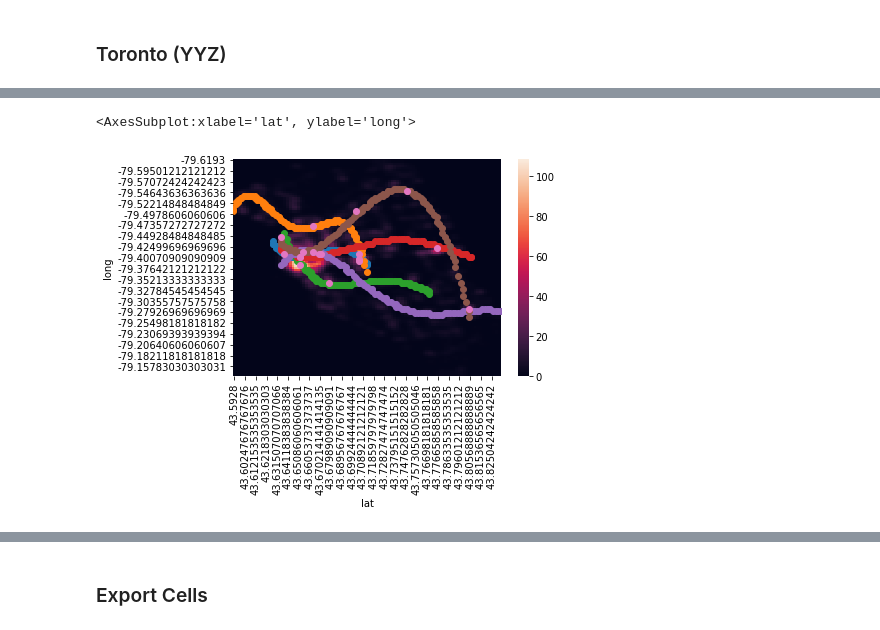
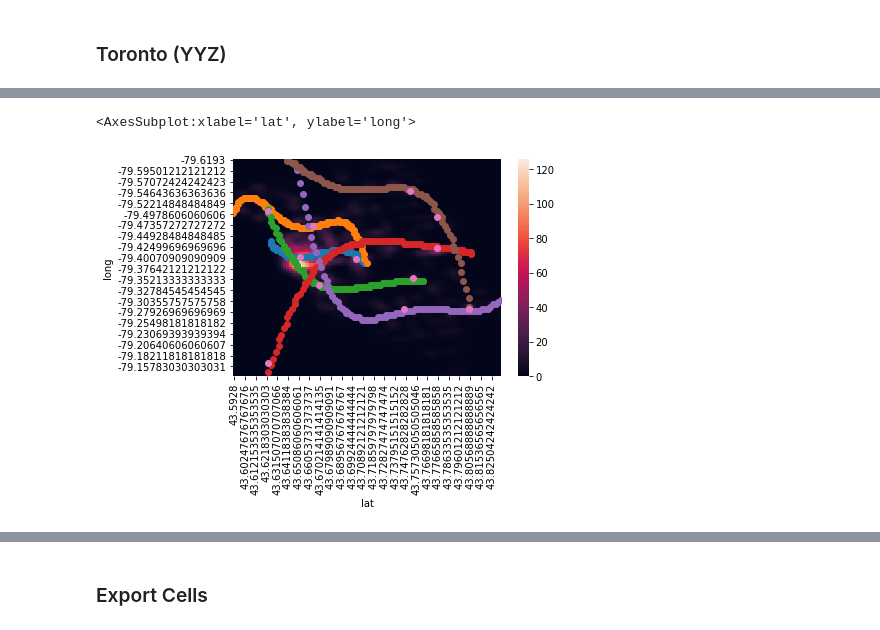
Before and after one commit to geotrieu/transit-ai, a Jupyter notebook: src/preprocessing.ipynb, the cells around one changed output, grey strips where cells are left out. Cells and saved outputs as stored; diff of their text form; code cells hidden in the pictures.

```diff
--- a/src/preprocessing.ipynb
+++ b/src/preprocessing.ipynb
@@ -12,7 +12,7 @@ from system_scoring import *
 ### Grid Points Load (output from scoring.ipynb)
 Grid Points are now scored in `scoring.ipynb`.
 # %%
-YYZ_GridPoints = pd.read_csv('../res/grid_points/yyz_grid_points.csv', sep = ',')
+YYZ_GridPoints = pd.read_csv('../res/grid_points/yyz_grid_points_0.5.csv', sep = ',')
 PT_DENSITY = len(YYZ_GridPoints["lat"].unique())
 # %% [markdown]
 ### Clustered Grid Points Load (output from clustering.ipynb)
@@ -24,8 +24,9 @@ NUM_CLUSTERS = len(YYZ_Clustered_GridPoints["cluster"].unique())
 ### Parameters
 # %%
 INTERCHANGE_CANDIDATE_BONUS_FACTOR = 5
+INTERCHANGE_CANDIDATE_BONUS_DECAY = 100
 POLY_REGRESSION_ORDER = 5
-NUMBER_INTERCHANGE_CANDIDATES = 3
+NUMBER_INTERCHANGE_CANDIDATES = 2
 STATION_MIN_DISTANCE = 0.9
 INTERCHANGE_MIN_DISTANCE = 5
 # %% [markdown]
@@ -68,23 +69,26 @@ def getLine(scores, upper, bottom, left, right):
 # %%
 # Gets the points associated with the n highest scores of the line, separated by at least dist
 # Does not guarantee that n highest scores will be returned, if restricted by dist. Guarantees at MOST n scores returned.
-def getHighestNScorePointsWithMinDist(pts, n, dist):
+def getHighestNScorePointsWithMinDist(pts, n, dist, exclusions=pd.DataFrame()):
     sortedPoints = pts.sort_values(by=['score'], ascending=False)
     highestPoints = pd.DataFrame()
-
-    # initialization
-    highestPoints = highestPoints.append(sortedPoints.iloc[0])
 
     for idx, p in sortedPoints.iterrows():
         if len(highestPoints) >= n:
             break
 
-        previousPoint = (highestPoints.iloc[-1]["lat"], highestPoints.iloc[-1]["long"])
+        previousPoint = (highestPoints.iloc[-1]["lat"], highestPoints.iloc[-1]["long"]) if len(highestPoints) > 0 else (-90,-90)
         currentPoint = (p["lat"], p["long"])
         delta = getDistance(previousPoint, currentPoint)
 
         if delta >= dist:
-            highestPoints = highestPoints.append(p)
+            flag = False
+            for excIdx, excPoint in exclusions.iterrows():
+                if (getDistance((excPoint["lat"], excPoint["long"]), currentPoint) < dist):
+                    flag = True
+                    break
+            if (not flag):
+                highestPoints = highestPoints.append(p)
 
     return highestPoints
 # %%
@@ -108,18 +112,23 @@ def getGridPointsFromLine(scores, line):
 # Also returns the interchange candidates (what possibly can be an interchange) as an array of DataFrames
 def generateLines(gridPoints, clusterGridPointsArray, upperBound, bottomBound, leftBound, rightBound):
     lines = []
-    interchangeCandidates = []
+    interchangeCandidates = pd.DataFrame()
     for i in range(NUM_CLUSTERS):
         clusterGridPointsArray[i] = clusterGridPointsArray[i].append(interchangeCandidates)
+
+        # Decay previous interchange Candidates
+        if len(interchangeCandidates) > 0:
+            interchangeCandidates['score'] = interchangeCandidates['score'].div(INTERCHANGE_CANDIDATE_BONUS_DECAY)
+
         [line, _, _] = getLine(clusterGridPointsArray[i], upperBound, bottomBound, leftBound, rightBound)
         lines.append(line)
         linePoints = getGridPointsFromLine(gridPoints, line)
-        highestPoints = getHighestNScorePointsWithMinDist(linePoints, NUMBER_INTERCHANGE_CANDIDATES, INTERCHANGE_MIN_DISTANCE)
+        highestPoints = getHighestNScorePointsWithMinDist(linePoints, NUMBER_INTERCHANGE_CANDIDATES, INTERCHANGE_MIN_DISTANCE, interchangeCandidates)
         highestPoints = highestPoints.assign(score=highestPoints['score'] * INTERCHANGE_CANDIDATE_BONUS_FACTOR)
-        interchangeCandidates.append(highestPoints)
+        interchangeCandidates = interchangeCandidates.append(highestPoints)
 
         # Code to plot how the subway system is built
-        interchangeCandidatePoints = [(pd.concat(interchangeCandidates)["lat"].to_numpy(), pd.concat(interchangeCandidates)["long"].to_numpy())]
+        interchangeCandidatePoints = [(interchangeCandidates["lat"].to_numpy(), interchangeCandidates["long"].to_numpy())]
         plotHeatmapPoints(gridPoints, lines + interchangeCandidatePoints, PT_DENSITY)
     return (lines, interchangeCandidates)
 # %%
@@ -199,8 +208,8 @@ YYZ_Lines, YYZ_Interchange_Candidates = generateLines(
 # %%
 # Draw the System
-interchangeCandidatePoints = [(pd.concat(YYZ_Interchange_Candidates)["lat"].to_numpy(), pd.concat(YYZ_Interchange_Candidates)["long"].to_numpy())]
+interchangeCandidatePoints = [(YYZ_Interchange_Candidates["lat"].to_numpy(), YYZ_Interchange_Candidates["long"].to_numpy())]
 plotHeatmapPoints(YYZ_GridPoints, YYZ_Lines + interchangeCandidatePoints, PT_DENSITY)
 # %% [output]
 <AxesSubplot:xlabel='lat', ylabel='long'>
-[figure, old version]
+[figure, new version]
 # %%
```
Also changed, not shown: parts of 10 cells of this notebook, 28 other files.
